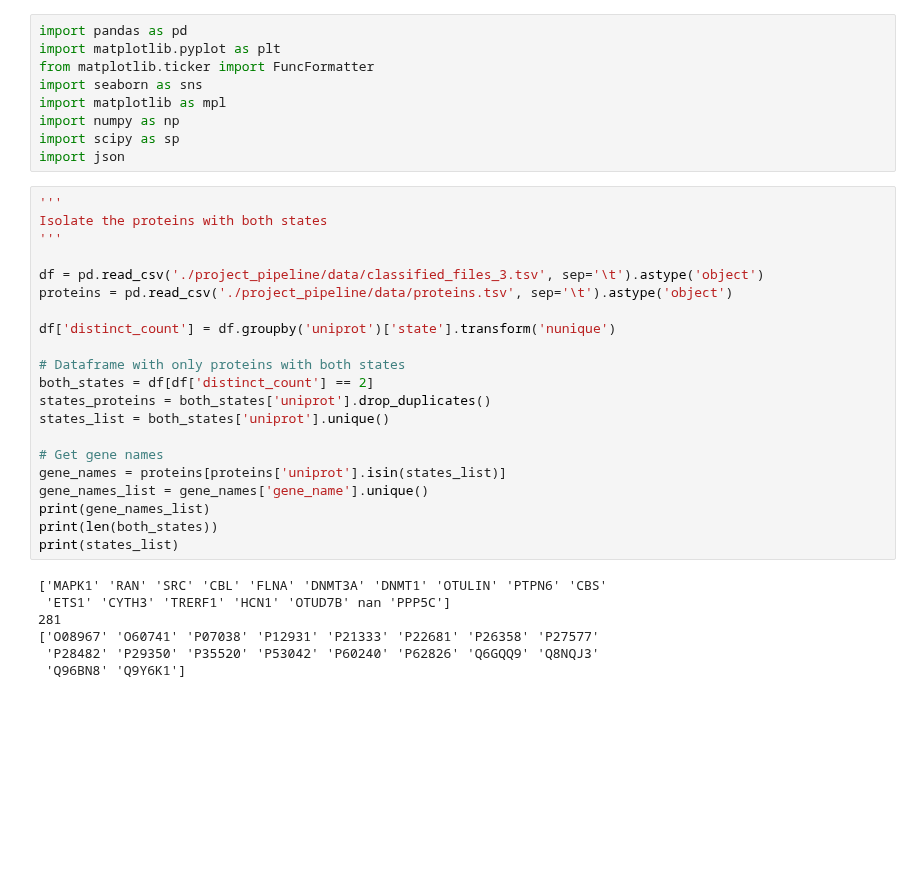
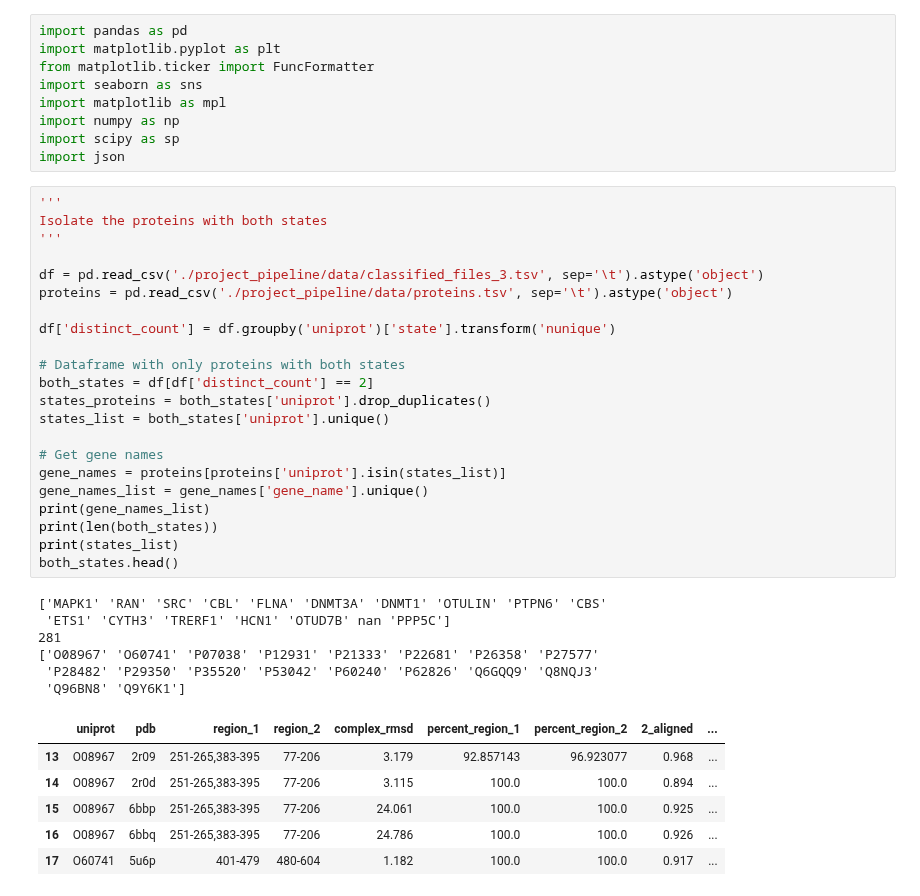
Before and after one commit to jpigles/alphafold-rmsd, a Jupyter notebook: both_states.ipynb, the cells around one changed output. Cells and saved outputs as stored; diff of their text form; blank space fills up the shorter version.

```diff
--- a/both_states.ipynb
+++ b/both_states.ipynb
@@ -12,29 +12,36 @@ import json
 # %%
 '''
 Isolate the proteins with both states
 '''
 
 df = pd.read_csv('./project_pipeline/data/classified_files_3.tsv', sep='\t').astype('object')
 proteins = pd.read_csv('./project_pipeline/data/proteins.tsv', sep='\t').astype('object')
 
 df['distinct_count'] = df.groupby('uniprot')['state'].transform('nunique')
 
 # Dataframe with only proteins with both states
 both_states = df[df['distinct_count'] == 2]
 states_proteins = both_states['uniprot'].drop_duplicates()
 states_list = both_states['uniprot'].unique()
 
 # Get gene names
 gene_names = proteins[proteins['uniprot'].isin(states_list)]
 gene_names_list = gene_names['gene_name'].unique()
 print(gene_names_list)
 print(len(both_states))
 print(states_list)
+both_states.head()
 # %% [output]
 ['MAPK1' 'RAN' 'SRC' 'CBL' 'FLNA' 'DNMT3A' 'DNMT1' 'OTULIN' 'PTPN6' 'CBS'
  'ETS1' 'CYTH3' 'TRERF1' 'HCN1' 'OTUD7B' nan 'PPP5C']
 281
 ['O08967' 'O60741' 'P07038' 'P12931' 'P21333' 'P22681' 'P26358' 'P27577'
  'P28482' 'P29350' 'P35520' 'P53042' 'P60240' 'P62826' 'Q6GQQ9' 'Q8NQJ3'
  'Q96BN8' 'Q9Y6K1']
+|  | uniprot | pdb | region_1 | region_2 | complex_rmsd | percent_region_1 | percent_region_2 | 2_aligned | ... |
+| 13 | O08967 | 2r09 | 251-265,383-395 | 77-206 | 3.179 | 92.857143 | 96.923077 | 0.968 | ... |
+| 14 | O08967 | 2r0d | 251-265,383-395 | 77-206 | 3.115 | 100.0 | 100.0 | 0.894 | ... |
+| 15 | O08967 | 6bbp | 251-265,383-395 | 77-206 | 24.061 | 100.0 | 100.0 | 0.925 | ... |
+| 16 | O08967 | 6bbq | 251-265,383-395 | 77-206 | 24.786 | 100.0 | 100.0 | 0.926 | ... |
+| 17 | O60741 | 5u6p | 401-479 | 480-604 | 1.182 | 100.0 | 100.0 | 0.917 | ... |
 # %%
```
Also changed, not shown: parts of 8 cells of this notebook, 10 other files.
